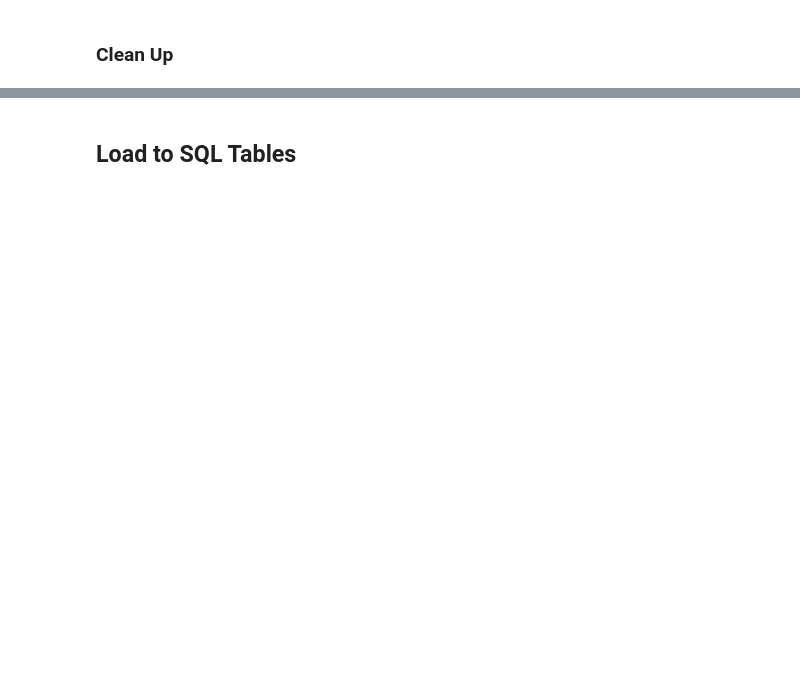
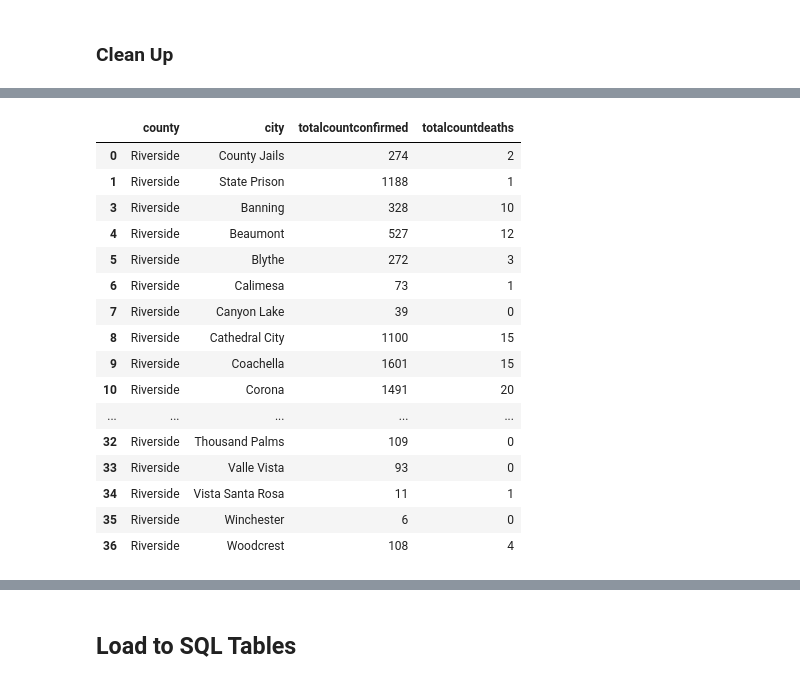
Before and after one commit to erinaverchill/covid-vaccine-plz, a Jupyter notebook: city_covid_data_scraping.ipynb, the cells around one changed output, grey strips where cells are left out. Drawn from its saved outputs; the diff is of its cells as text; code cells hidden in the pictures; blank space fills up the shorter version.

```diff
--- a/city_covid_data_scraping.ipynb
+++ b/city_covid_data_scraping.ipynb
@@ -448,3 +449,23 @@ total_city_df
+# %%
+total_city_df.loc[total_city_df['county'] == 'Riverside']
+# %% [output]
+|  | county | city | totalcountconfirmed | totalcountdeaths |
+| 0 | Riverside | County Jails | 274 | 2 |
+| 1 | Riverside | State Prison | 1188 | 1 |
+| 3 | Riverside | Banning | 328 | 10 |
+| 4 | Riverside | Beaumont | 527 | 12 |
+| 5 | Riverside | Blythe | 272 | 3 |
+| 6 | Riverside | Calimesa | 73 | 1 |
+| 7 | Riverside | Canyon Lake | 39 | 0 |
+| 8 | Riverside | Cathedral City | 1100 | 15 |
+| 9 | Riverside | Coachella | 1601 | 15 |
+| 10 | Riverside | Corona | 1491 | 20 |
+| ... | ... | ... | ... | ... |
+| 32 | Riverside | Thousand Palms | 109 | 0 |
+| 33 | Riverside | Valle Vista | 93 | 0 |
+| 34 | Riverside | Vista Santa Rosa | 11 | 1 |
+| 35 | Riverside | Winchester | 6 | 0 |
+| 36 | Riverside | Woodcrest | 108 | 4 |
 # %%
 total_city_df['city'].replace({'PiÃ±on Hills': 'Pinion Hills',
                                'TN PalmsÂ Marine Base': 'Twentynine Palms Marine Base',
```
Also changed, not shown: parts of 13 cells of this notebook, 1 other file.
